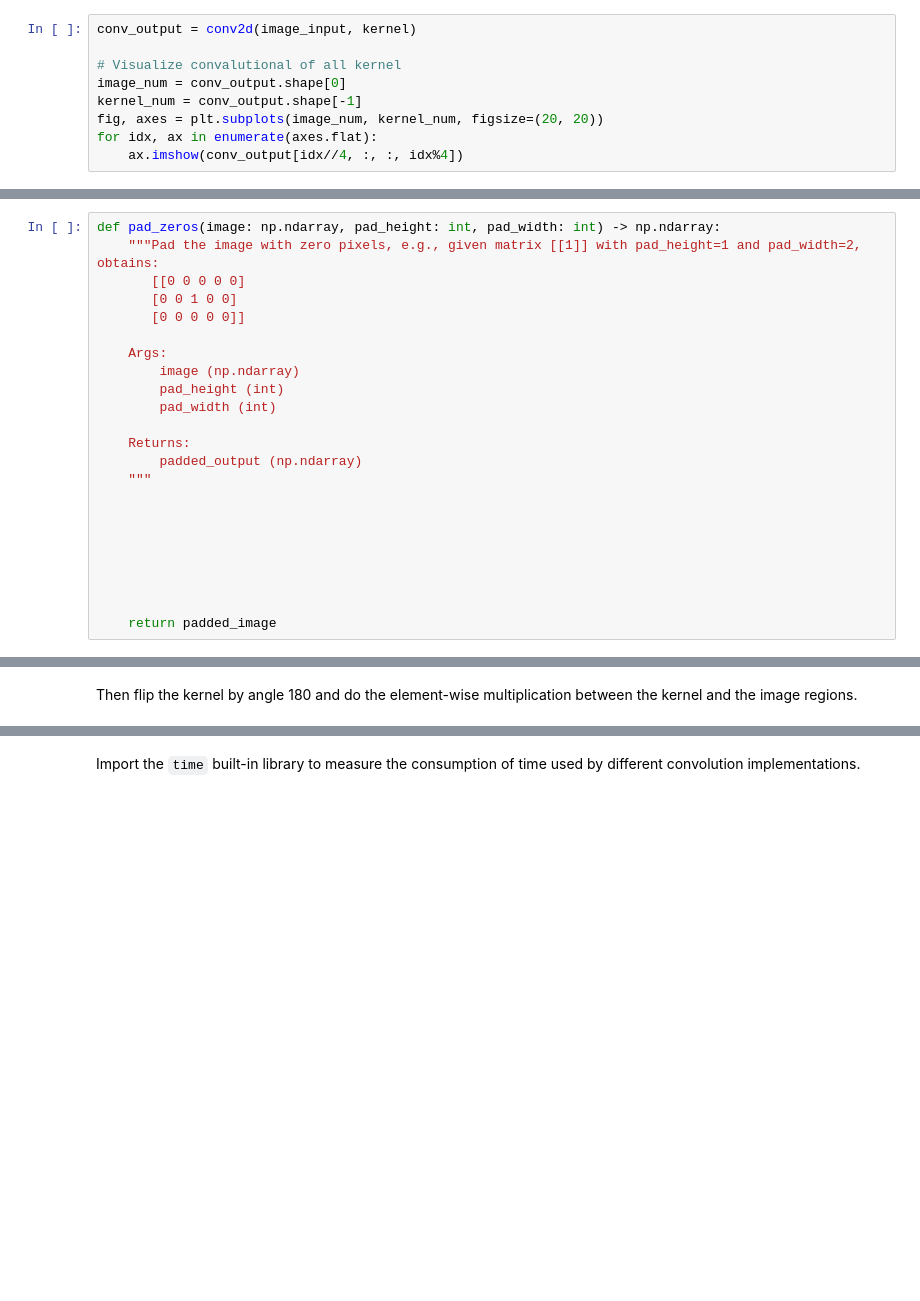
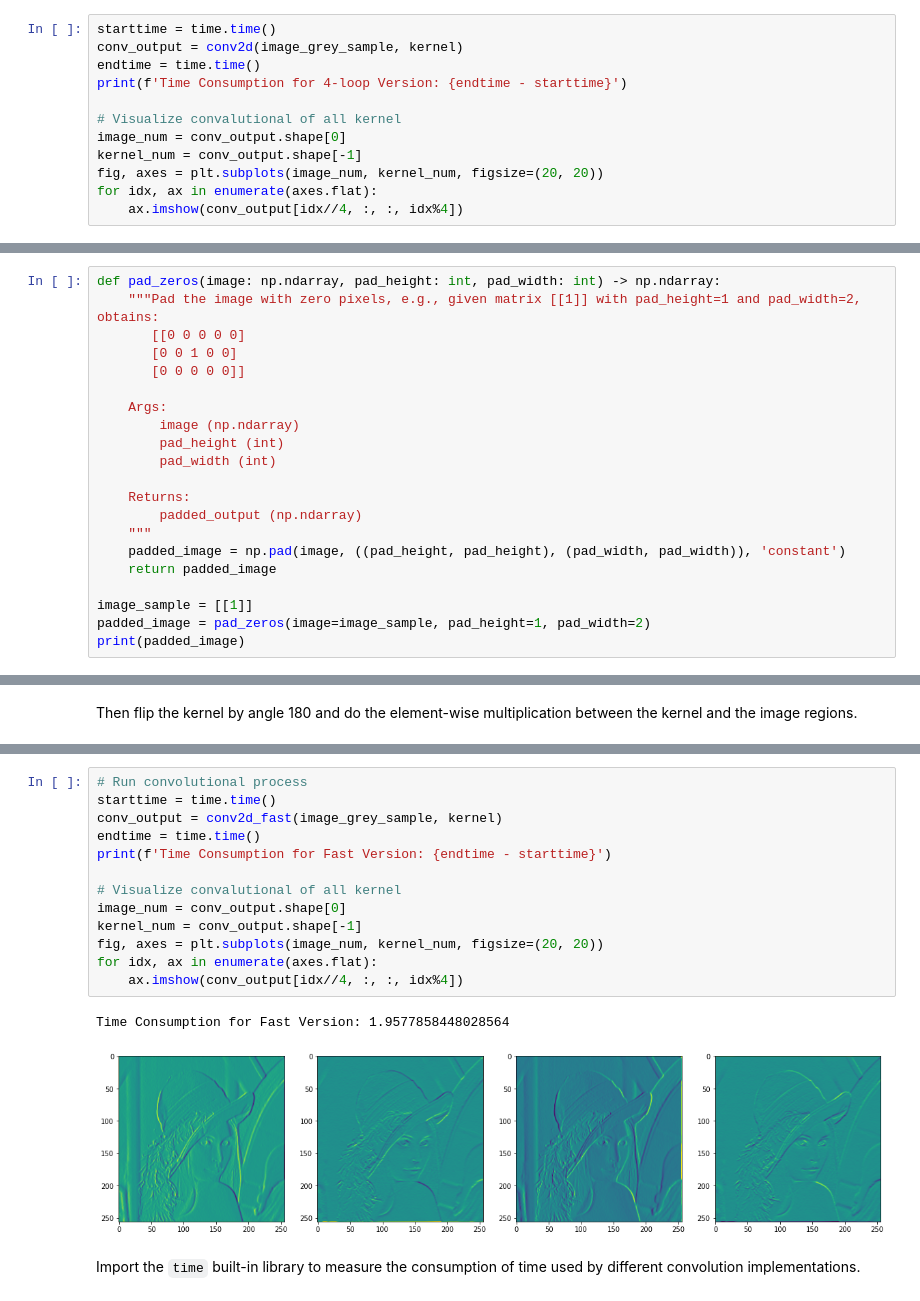
Before and after one commit to VincentGaoHJ/Course-CS5242, a Jupyter notebook: practice_4_filterAndConvolution.ipynb, the cells around one changed output, grey strips where cells are left out. Cells and saved outputs as stored; diff of their text form; blank space fills up the shorter version.

```diff
--- a/practice_4_filterAndConvolution.ipynb
+++ b/practice_4_filterAndConvolution.ipynb
@@ -118,6 +122,9 @@ Image Input Dimension: (1, 256, 256)
 Kernel Input Dimension: (4, 3, 3)
 # %%
-conv_output = conv2d(image_input, kernel)
+starttime = time.time()
+conv_output = conv2d(image_grey_sample, kernel)
+endtime = time.time()
+print(f'Time Consumption for 4-loop Version: {endtime - starttime}')
 
 # Visualize convalutional of all kernel
 image_num = conv_output.shape[0]
@@ -149,11 +154,9 @@ def pad_zeros(image: np.ndarray, pad_height: int, pad_width: int) -> np.ndarray:
     Returns:
         padded_output (np.ndarray)
     """
+    padded_image = np.pad(image, ((pad_height, pad_height), (pad_width, pad_width)), 'constant')
+    return padded_image
 
-
-
-
-
-
-
-    return padded_image
+image_sample = [[1]]
+padded_image = pad_zeros(image=image_sample, pad_height=1, pad_width=2)
+print(padded_image)
@@ -188,2 +220,18 @@ def conv2d_fast(image: np.ndarray, kernel: np.ndarray) -> np.ndarray:
+# %%
+# Run convolutional process
+starttime = time.time()
+conv_output = conv2d_fast(image_grey_sample, kernel)
+endtime = time.time()
+print(f'Time Consumption for Fast Version: {endtime - starttime}')
+
+# Visualize convalutional of all kernel
+image_num = conv_output.shape[0]
+kernel_num = conv_output.shape[-1]
+fig, axes = plt.subplots(image_num, kernel_num, figsize=(20, 20))
+for idx, ax in enumerate(axes.flat):
+    ax.imshow(conv_output[idx//4, :, :, idx%4])
+# %% [output]
+Time Consumption for Fast Version: 1.9577858448028564
+[figure, added]
 # %% [markdown]
 Import the `time` built-in library to measure the consumption of time used by different convolution implementations.
```
Also changed, not shown: parts of 9 cells of this notebook.
